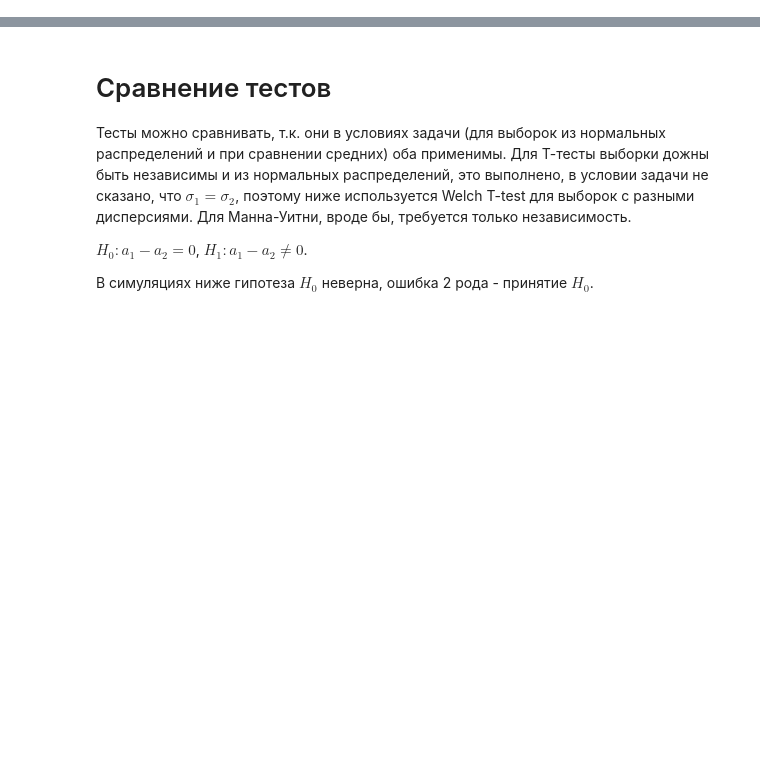
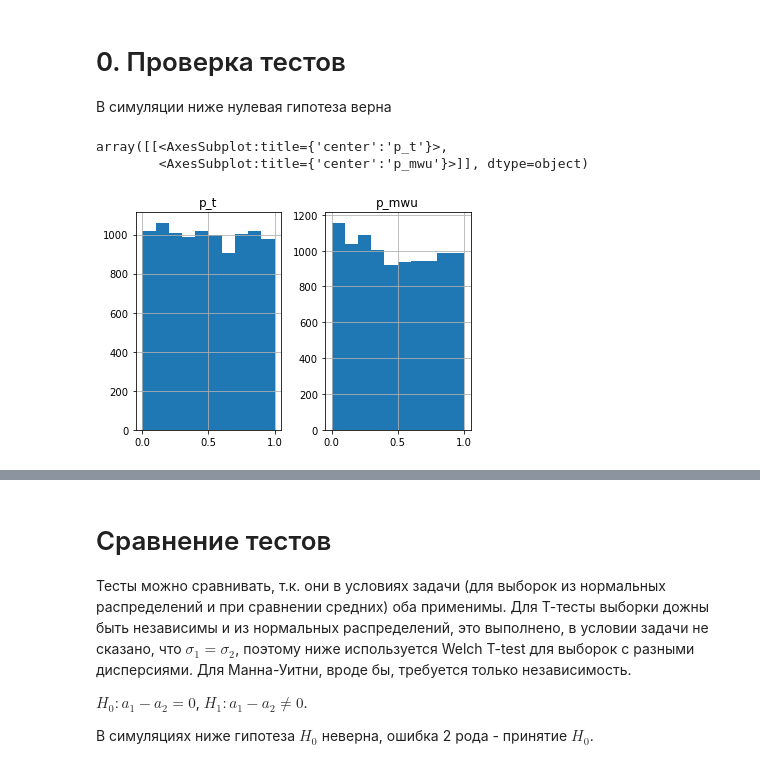
Before and after one commit to kirill-varchenko/bioinst, a Jupyter notebook: MHW2_Varchenko.ipynb, the cells around one changed output, grey strips where cells are left out. Saved outputs shown, nothing was run; the diff lists cells and outputs as text; code cells hidden in the pictures; blank space fills up the shorter version.

```diff
--- a/MHW2_Varchenko.ipynb
+++ b/MHW2_Varchenko.ipynb
@@ -5,3 +5,28 @@ import seaborn as sns
 from scipy.stats import norm
 from scipy.stats import ttest_ind, mannwhitneyu
 import pandas as pd
+# %% [markdown]
+# 0. Проверка тестов
+
+В симуляции ниже нулевая гипотеза верна
+# %%
+a1, a2 = 1, 1
+sigma1, sigma2 = 1, 2
+n = 1000
+alpha = 0.05
+M = 10000
+res = []
+for _ in range(M):
+    a = np.random.normal(loc=a1, scale=sigma1, size=n)
+    b = np.random.normal(loc=a2, scale=sigma2, size=n)
+    _, p_t = ttest_ind(a, b, equal_var=False, alternative='two-sided')
+    _, p_mwu = mannwhitneyu(a, b, alternative='two-sided')
+    res.append({'p_t': p_t, 'p_mwu': p_mwu})
+df = pd.DataFrame(res)
+# %%
+# Гистограммы p-value для T-теста и теста Манна-Уитни
+df.hist()
+# %% [output]
+array([[<AxesSubplot:title={'center':'p_t'}>,
+        <AxesSubplot:title={'center':'p_mwu'}>]], dtype=object)
+[figure, added]
```
Also changed, not shown: parts of 1 cell of this notebook.
